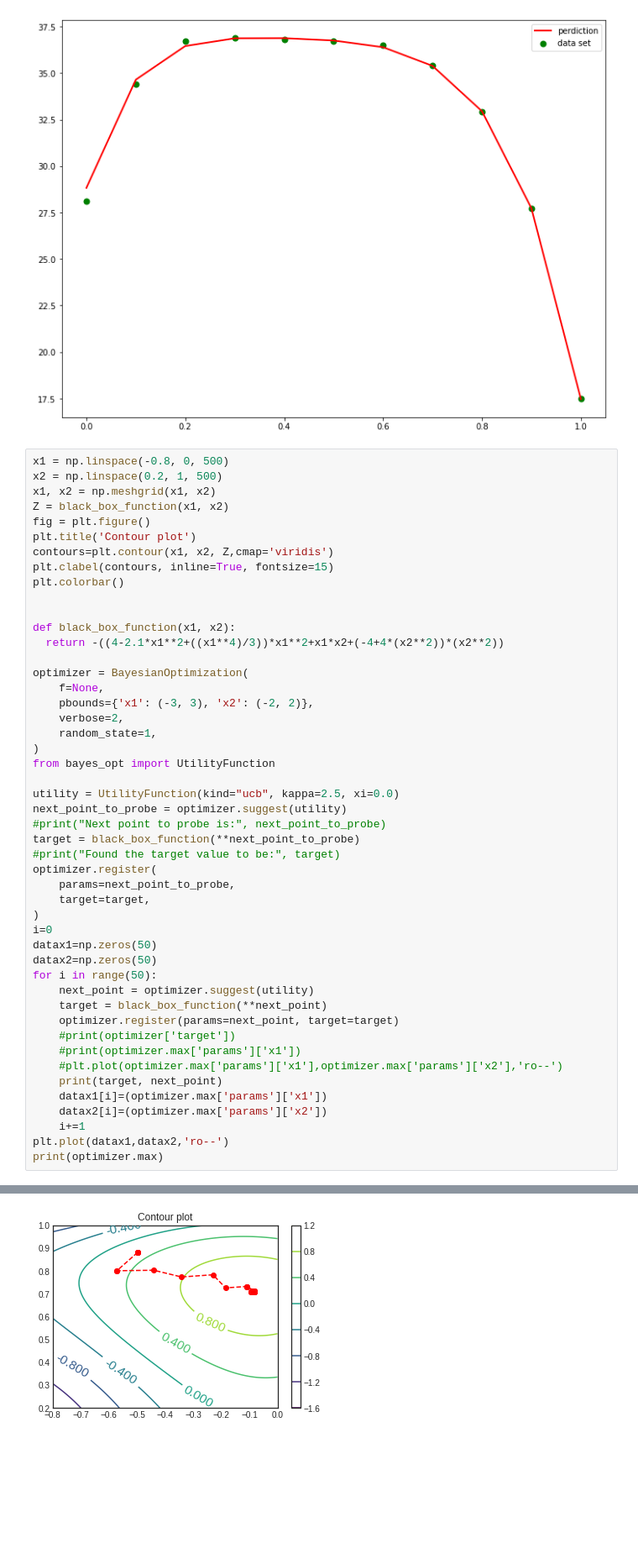
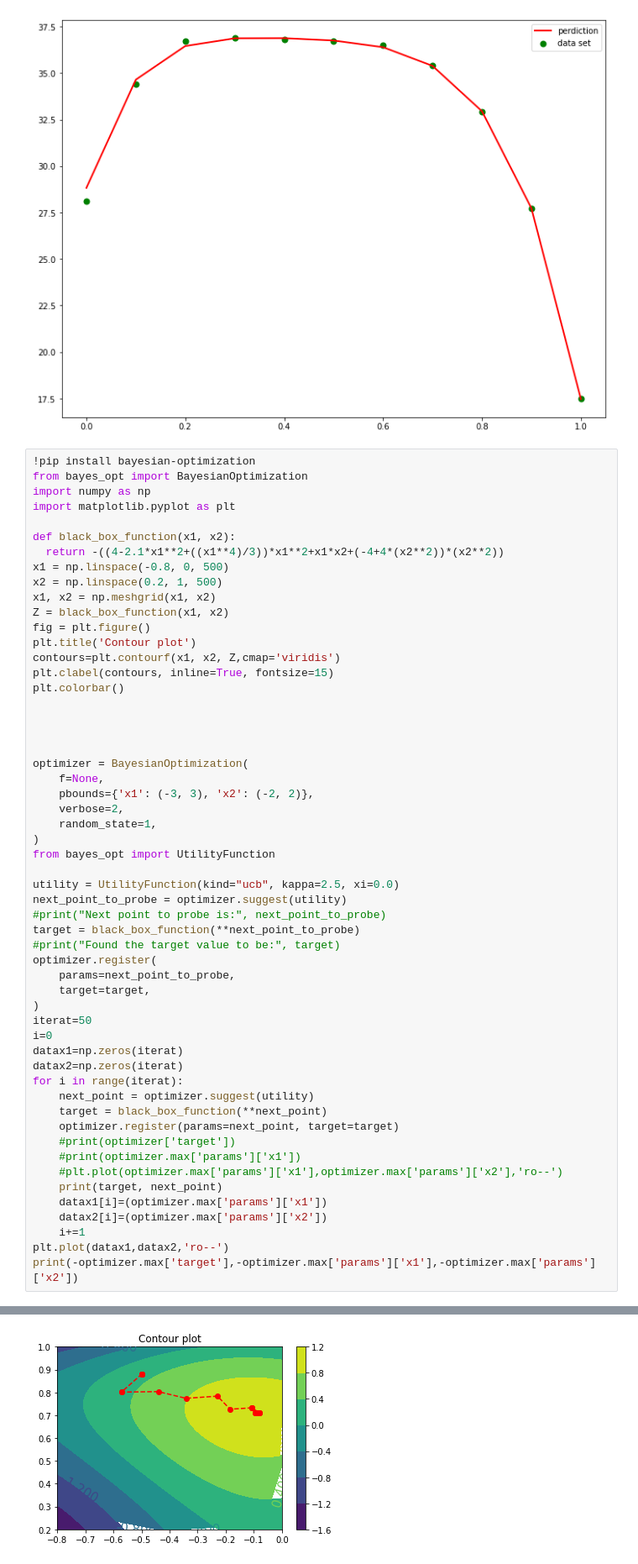
Before and after one commit to schen304joseph/HW3, a Jupyter notebook: HW3.ipynb, the cells around one changed output, grey strips where cells are left out. Shown at 84% size. Drawn from its saved outputs; the diff is of its cells as text; blank space fills up the shorter version.

```diff
--- a/HW3.ipynb
+++ b/HW3.ipynb
@@ -33,19 +33,25 @@ A12= 1.95841966952408
 A21= 1.6891850023576693
 [figure]
 # %%
+!pip install bayesian-optimization
+from bayes_opt import BayesianOptimization
+import numpy as np
+import matplotlib.pyplot as plt
+
+def black_box_function(x1, x2):
+  return -((4-2.1*x1**2+((x1**4)/3))*x1**2+x1*x2+(-4+4*(x2**2))*(x2**2))
 x1 = np.linspace(-0.8, 0, 500)
 x2 = np.linspace(0.2, 1, 500)
 x1, x2 = np.meshgrid(x1, x2)
 Z = black_box_function(x1, x2)
 fig = plt.figure()
 plt.title('Contour plot')
-contours=plt.contour(x1, x2, Z,cmap='viridis')
+contours=plt.contourf(x1, x2, Z,cmap='viridis')
 plt.clabel(contours, inline=True, fontsize=15)
 plt.colorbar()
 
 
-def black_box_function(x1, x2):
-  return -((4-2.1*x1**2+((x1**4)/3))*x1**2+x1*x2+(-4+4*(x2**2))*(x2**2))
+
 
 optimizer = BayesianOptimization(
     f=None,
@@ -64,10 +70,11 @@ optimizer.register(
     params=next_point_to_probe,
     target=target,
 )
+iterat=50
 i=0
-datax1=np.zeros(50)
-datax2=np.zeros(50)
-for i in range(50):
+datax1=np.zeros(iterat)
+datax2=np.zeros(iterat)
+for i in range(iterat):
     next_point = optimizer.suggest(utility)
     target = black_box_function(**next_point)
     optimizer.register(params=next_point, target=target)
@@ -79,5 +86,5 @@ for i in range(50):
     datax2[i]=(optimizer.max['params']['x2'])
     i+=1
 plt.plot(datax1,datax2,'ro--')
-print(optimizer.max)
+print(-optimizer.max['target'],-optimizer.max['params']['x1'],-optimizer.max['params']['x2'])
 # %% [output]
@@ -101 +108 @@ print(optimizer.max)
-[figure, old version]
+[figure, new version]
```
Also changed, not shown: parts of 1 cell of this notebook.
